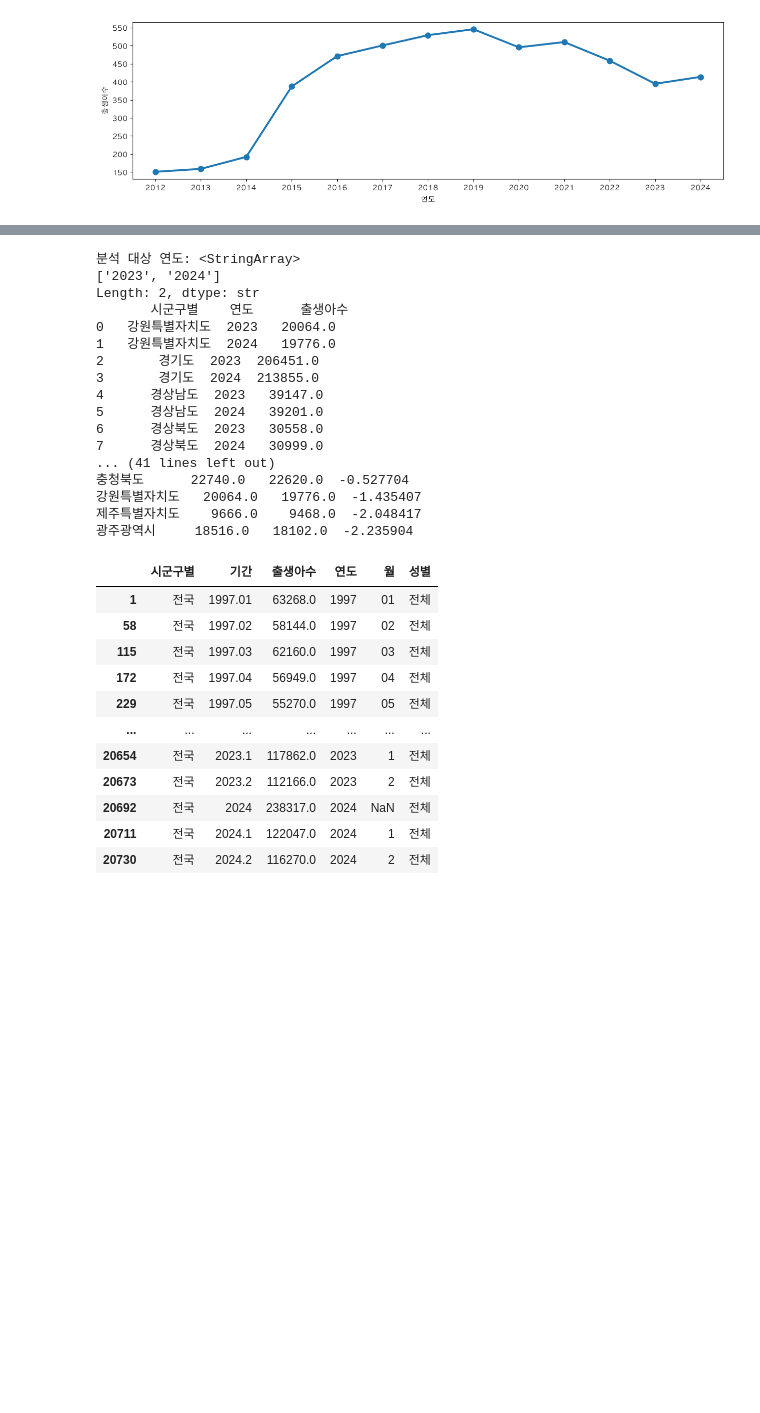
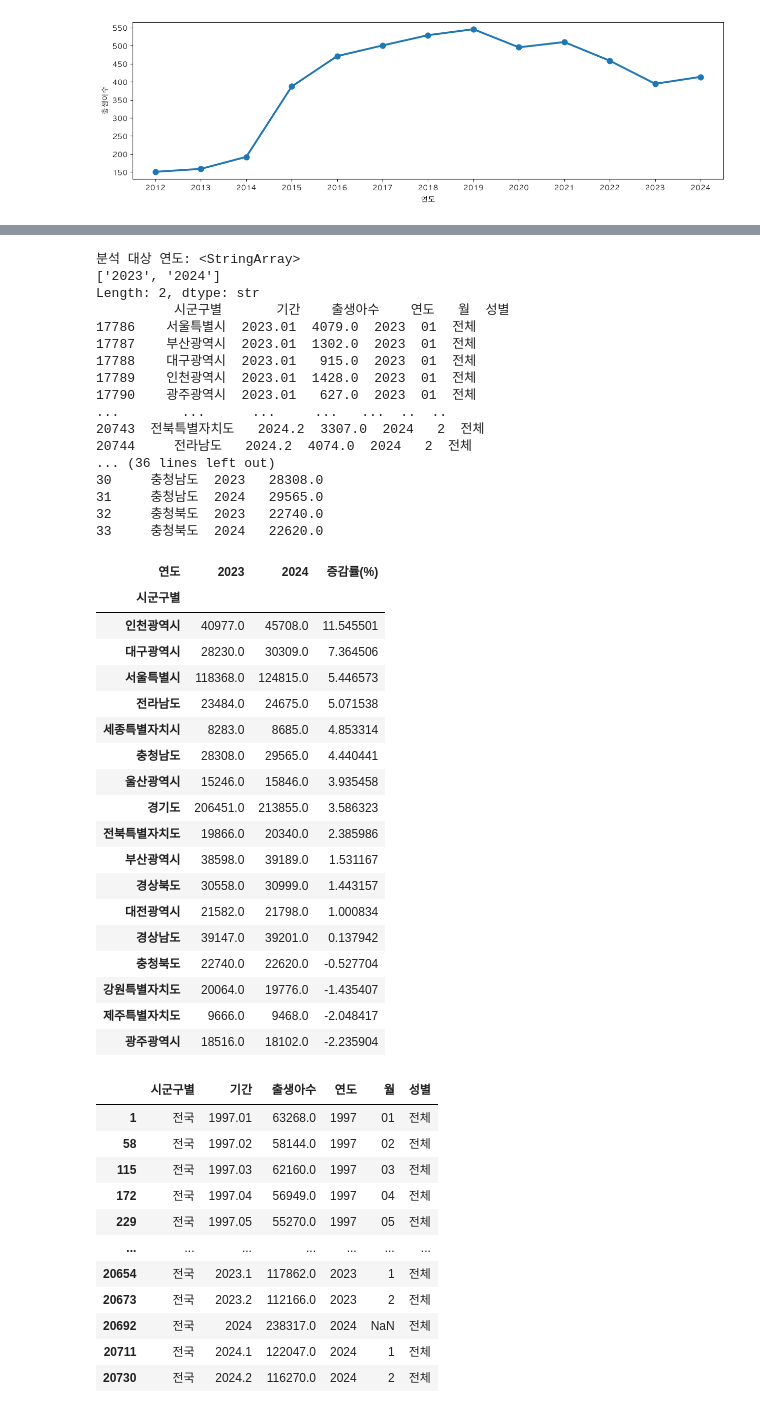
Before and after one commit to chan3623/data-collection-workspace, a Jupyter notebook: data14_pandas_2025년_인구_출생아수_조사.ipynb, the cells around one changed output, grey strips where cells are left out. Drawn from its saved outputs; the diff is of its cells as text; code cells hidden in the pictures; blank space fills up the shorter version.

```diff
--- a/data14_pandas_2025년_인구_출생아수_조사.ipynb
+++ b/data14_pandas_2025년_인구_출생아수_조사.ipynb
@@ -780,8 +787,6 @@ display(result)
 | 18382 | 2023 | 세종특별자치시 | 89.0 | 0.004836 |
 1404 rows × 4 columns
 # %%
-
-
 # -----------------------------
 # 1) 최신 2개 연도 추출
 # -----------------------------
@@ -789,7 +794,7 @@ year_range = df_local_total["연도"].sort_values().unique()[-2:]
 df_recent = df_local_total[df_local_total["연도"].isin(year_range)].copy()
 
 print("분석 대상 연도:", year_range)
-
+print(df_recent)
 
 # -----------------------------
 # 2) 지역별(시군구별) 연도별 출생아수 합계
@@ -799,48 +804,67 @@ print(group_sum)
 
 # -----------------------------
 # 3) Pivot 변환 (연도를 컬럼으로)
 # -----------------------------
 pivot_df = group_sum.pivot(index="시군구별", columns="연도", values="출생아수")
 
 
 # -----------------------------
 # 4) 2023 대비 2024 증감률(%) 계산
 # -----------------------------
 
 y0, y1 = year_range[0], year_range[1]   # '2023', '2024'
 
 pivot_df["증감률(%)"] = np.where(
     pivot_df[y0] == 0,
     np.nan,
     ((pivot_df[y1] - pivot_df[y0]) / pivot_df[y0]) * 100
 )
 
 
 
 # -----------------------------
 # 5) 증감률 기준 내림차순 정렬
 # -----------------------------
 pivot_df = pivot_df.sort_values("증감률(%)", ascending=False)
 
-print(pivot_df)
+pivot_df
 # %% [output]
 분석 대상 연도: <StringArray>
 ['2023', '2024']
 Length: 2, dtype: str
-       시군구별    연도      출생아수
-0   강원특별자치도  2023   20064.0
-1   강원특별자치도  2024   19776.0
-2       경기도  2023  206451.0
-3       경기도  2024  213855.0
-4      경상남도  2023   39147.0
-5      경상남도  2024   39201.0
-6      경상북도  2023   30558.0
-7      경상북도  2024   30999.0
-... (41 lines left out)
-충청북도      22740.0   22620.0  -0.527704
-강원특별자치도   20064.0   19776.0  -1.435407
-제주특별자치도    9666.0    9468.0  -2.048417
-광주광역시     18516.0   18102.0  -2.235904
+          시군구별       기간    출생아수    연도   월  성별
+17786    서울특별시  2023.01  4079.0  2023  01  전체
+17787    부산광역시  2023.01  1302.0  2023  01  전체
+17788    대구광역시  2023.01   915.0  2023  01  전체
+17789    인천광역시  2023.01  1428.0  2023  01  전체
+17790    광주광역시  2023.01   627.0  2023  01  전체
+...        ...      ...     ...   ...  ..  ..
+20743  전북특별자치도   2024.2  3307.0  2024   2  전체
+20744     전라남도   2024.2  4074.0  2024   2  전체
+... (36 lines left out)
+30     충청남도  2023   28308.0
+31     충청남도  2024   29565.0
+32     충청북도  2023   22740.0
+33     충청북도  2024   22620.0
+| 연도 | 2023 | 2024 | 증감률(%) |
+| 시군구별 |  |  |  |
+| 인천광역시 | 40977.0 | 45708.0 | 11.545501 |
+| 대구광역시 | 28230.0 | 30309.0 | 7.364506 |
+| 서울특별시 | 118368.0 | 124815.0 | 5.446573 |
+| 전라남도 | 23484.0 | 24675.0 | 5.071538 |
+| 세종특별자치시 | 8283.0 | 8685.0 | 4.853314 |
+| 충청남도 | 28308.0 | 29565.0 | 4.440441 |
+| 울산광역시 | 15246.0 | 15846.0 | 3.935458 |
+| 경기도 | 206451.0 | 213855.0 | 3.586323 |
+| 전북특별자치도 | 19866.0 | 20340.0 | 2.385986 |
+| 부산광역시 | 38598.0 | 39189.0 | 1.531167 |
+| 경상북도 | 30558.0 | 30999.0 | 1.443157 |
+| 대전광역시 | 21582.0 | 21798.0 | 1.000834 |
+| 경상남도 | 39147.0 | 39201.0 | 0.137942 |
+| 충청북도 | 22740.0 | 22620.0 | -0.527704 |
+| 강원특별자치도 | 20064.0 | 19776.0 | -1.435407 |
+| 제주특별자치도 | 9666.0 | 9468.0 | -2.048417 |
+| 광주광역시 | 18516.0 | 18102.0 | -2.235904 |
 # %%
 df_all
 # %% [output]
```
Also changed, not shown: parts of 17 cells of this notebook, 19 other files.
